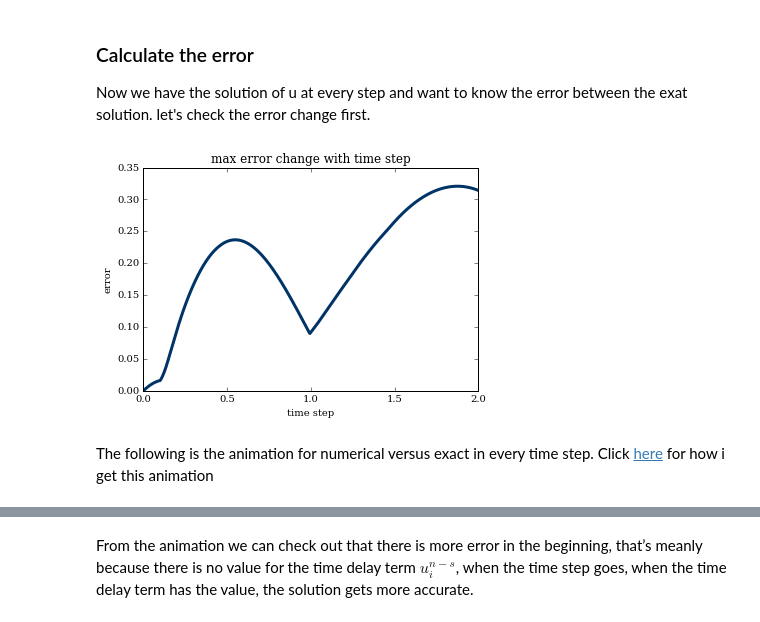
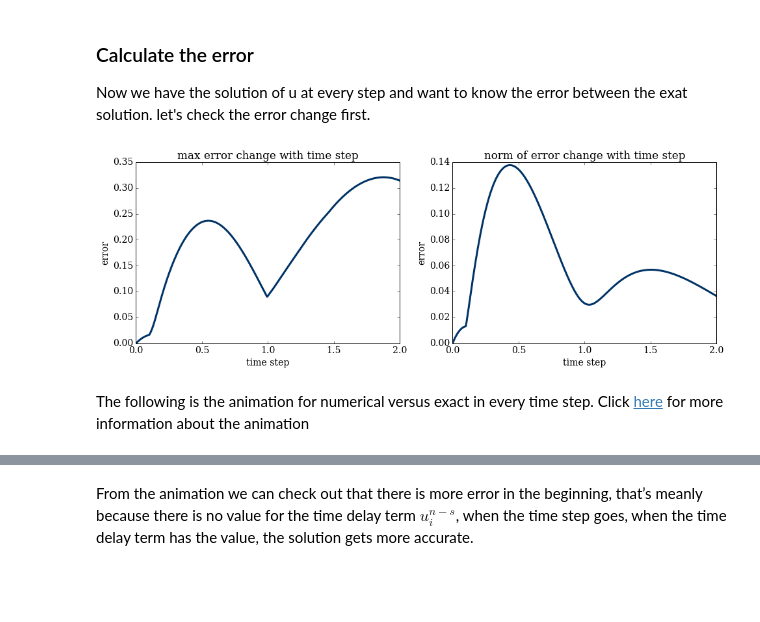
Before and after one commit to numerical-mooc/assignment-bank-2016, a Jupyter notebook: jameswu/Time_Delay_PDE.ipynb, the cells around one changed output, grey strips where cells are left out. Saved outputs shown, nothing was run; the diff lists cells and outputs as text; code cells hidden in the pictures; blank space fills up the shorter version.

Commit message:
add discussion changed size of picture added norm of error

```diff
--- a/jameswu/Time_Delay_PDE.ipynb
+++ b/jameswu/Time_Delay_PDE.ipynb
@@ -14,9 +14,10 @@ from matplotlib import pyplot
 %matplotlib inline
 from matplotlib import rcParams, cm
 from matplotlib import animation
+from mpl_toolkits.mplot3d import Axes3D
 from IPython.display import HTML
 rcParams['font.family'] = 'serif'
-rcParams['font.size'] = 10
+rcParams['font.size'] = 14
 # %% [markdown]
 Initial conditions setting, don’t forget the stability constraint:$\frac{\Delta t}{\Delta x^2}\leqslant \frac{1}{2}$
 # %%
@@ -65,7 +66,8 @@ def func_u(u, x, nt, dt, dx,s):
     """
     un = numpy.zeros_like(u)
     u_exact = numpy.zeros_like(u)
-    err = numpy.zeros(nt+1)
+    err_av = numpy.zeros(nt+1)
+    err_max =numpy.zeros(nt+1)
     unt = numpy.zeros((nt+1,nx))
     i = 0
     for n in range(nt):
@@ -75,29 +77,38 @@ def func_u(u, x, nt, dt, dx,s):
                   dt/dx**2*(un[2:] - 2*un[1:-1] + un[0:-2]) -\
                   dt/dx*(un[2:] - un[1:-1]) + \
                   dt*un[1:-1] * (1-unt[tn,1:-1]) + dt*fxt(x,dt*i)[1:-1]
-        u[0] = 0                                                    #BC
-        u[-1] = numpy.exp(dt*i)*numpy.sin(L)                        #BC
-        unt[i,:] = u[:]                                             #update time delay term for the futher use
+        u[0] = 0                                                                    #BC
+        u[-1] = numpy.exp(dt*i)*numpy.sin(L)                                        #BC
+        unt[i,:] = u[:]                                                             #update time delay term for the futher use
         i = i + 1
-        u_exact = numpy.exp(dt*i)*numpy.sin(x)                      #exact solution for the function
-        err[i] = numpy.max(numpy.abs(u-u_exact))                    #prepare for the error
-    return u, err
+        u_exact = numpy.exp(dt*i)*numpy.sin(x)                                      #exact solution for the function
+
+        err_av[i] = numpy.sqrt(numpy.sum((u - u_exact)**2)/numpy.sum(u_exact**2))   #norm of error
+        err_max[i] = numpy.max(numpy.abs(u-u_exact))                                #max error in per time step
+    return u, err_av, err_max
 # %%
-u_num = func_u(u0.copy(), x, nt, dt, dx,s)[0]       #numerical value for u
-err_u = func_u(u0.copy(), x, nt, dt, dx,s)[1]       #greatest error in every time step
+u_num = func_u(u0.copy(), x, nt, dt, dx,s)[0]             #numerical value for u
+err_average = func_u(u0.copy(), x, nt, dt, dx,s)[1]       #norm of error
+err_max = func_u(u0.copy(), x, nt, dt, dx,s)[2]           #greatest error in every time step
 # %% [markdown]
 ### Calculate the error
 Now we have the solution of u at every step and want to know the error between the exat solution. let's check the error change first.
 # %%
-err_u
-pyplot.plot(numpy.linspace(0,T,nt+1), err_u, color='#003366', ls='-', lw=3)
+pyplot.figure(figsize=(16,5))
+pyplot.subplot(121)
+pyplot.plot(numpy.linspace(0,T,nt+1), err_max, color='#003366', ls='-', lw=3)
 pyplot.title('max error change with time step')
 pyplot.xlabel('time step')
 pyplot.ylabel('error');
+pyplot.subplot(122)
+pyplot.plot(numpy.linspace(0,T,nt+1), err_average, color='#003366', ls='-', lw=3)
+pyplot.title('norm of error change with time step')
+pyplot.xlabel('time step')
+pyplot.ylabel('error');
 # %% [output]
-[figure, old version]
+[figure, new version]
 # %% [markdown]
-The following is the animation for numerical versus exact in every time step. Click [here](./num_vs_exact.ipynb) for how i get this animation
+The following is the animation for numerical versus exact in every time step. Click [here](./num_vs_exact.ipynb) for more information about the animation
 # %%
 %%HTML
 <video controls>
```
Also changed, not shown: parts of 5 cells of this notebook, 2 other files.
